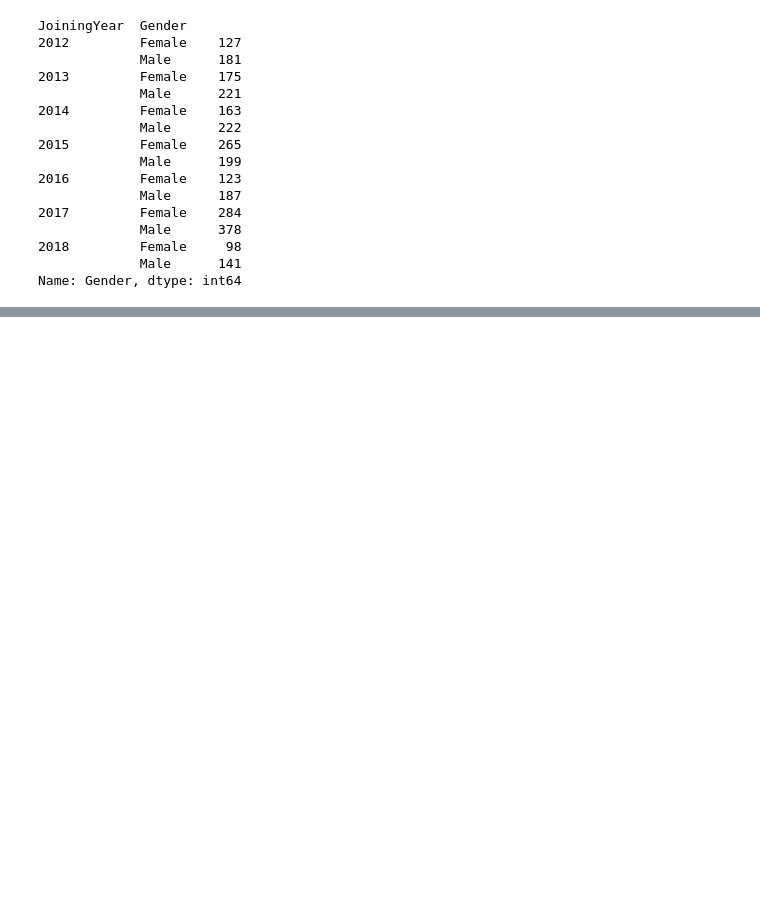
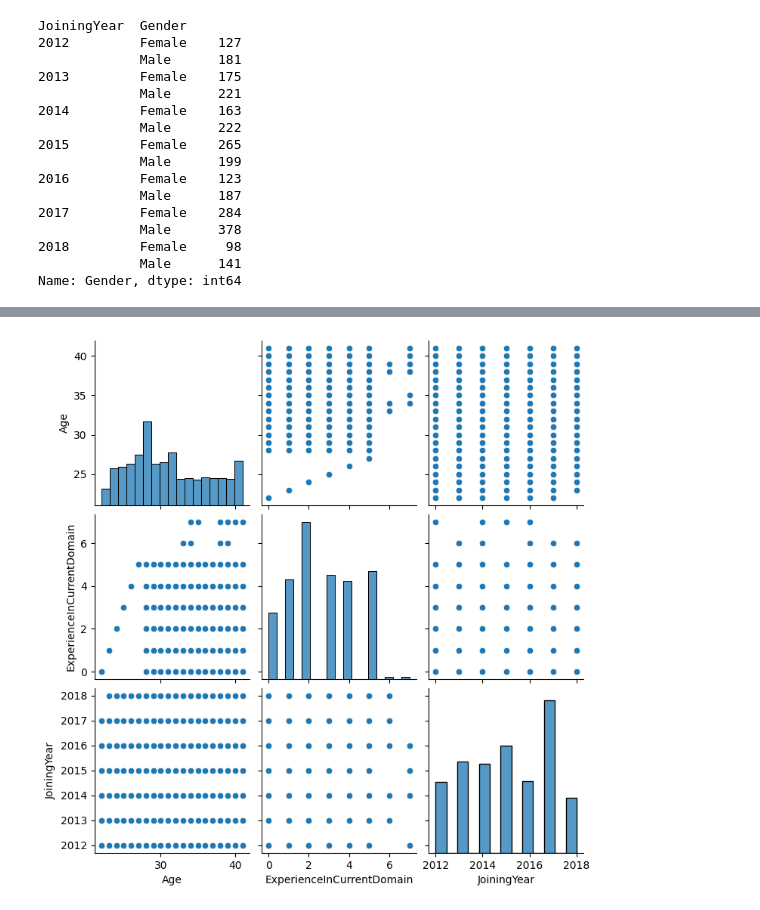
Before and after one commit to halchemylab/employee-classification-machine-learning-project, a Jupyter notebook: notebook.ipynb, the cells around one changed output, grey strips where cells are left out. Cells and saved outputs as stored; diff of their text form; code cells hidden in the pictures; blank space fills up the shorter version.

```diff
--- a/notebook.ipynb
+++ b/notebook.ipynb
@@ -185,0 +194,5 @@ Name: Gender, dtype: int64
+# %%
+sns.pairplot(df[["Age", "ExperienceInCurrentDomain", "JoiningYear"]])
+plt.show()
+# %% [output]
+[figure, added]
```
Also changed, not shown: parts of 8 cells of this notebook.
